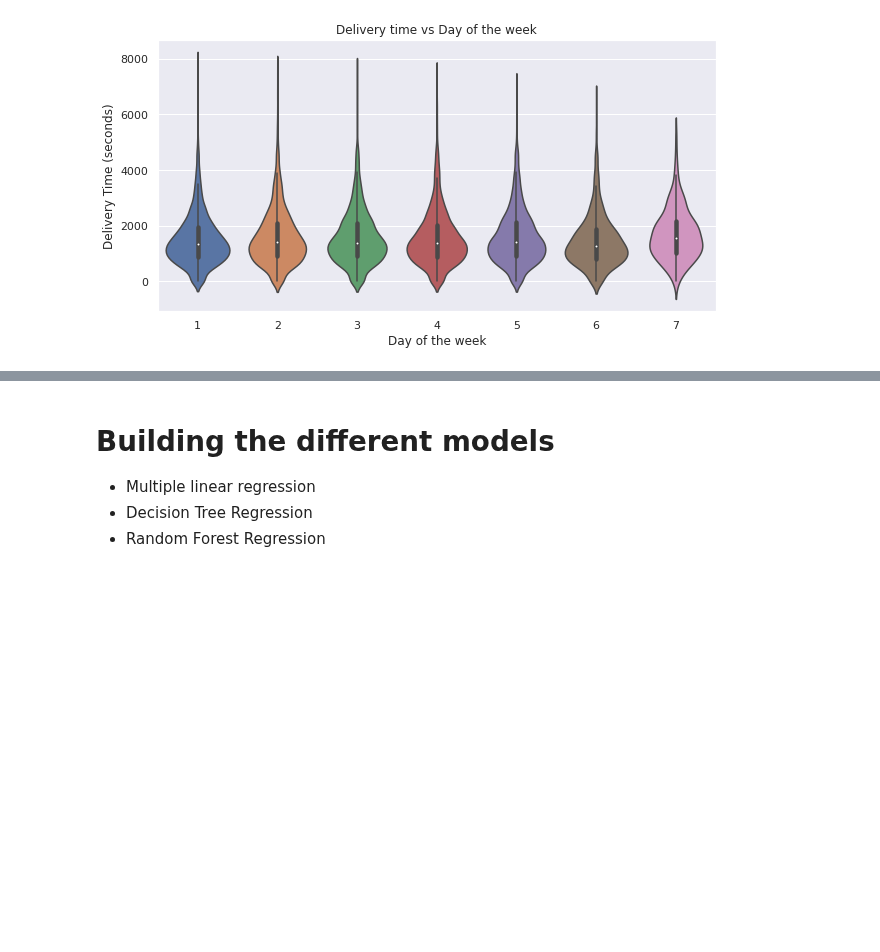
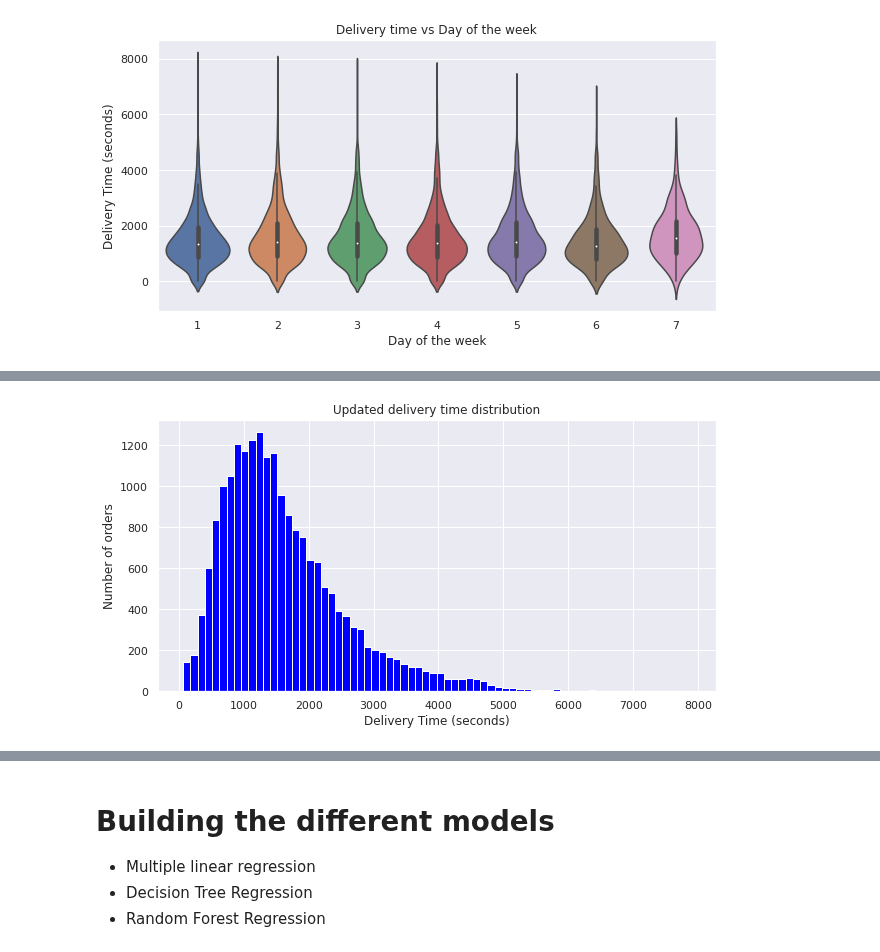
Before and after one commit to NicoleMeinie/Regression, a Jupyter notebook: Zindi.ipynb, the cells around one changed output, grey strips where cells are left out. Saved outputs shown, nothing was run; the diff lists cells and outputs as text; code cells hidden in the pictures; blank space fills up the shorter version.

```diff
--- a/Zindi.ipynb
+++ b/Zindi.ipynb
@@ -206,20 +227,15 @@ plt.show()
 # %%
-# converting object data types to date_time
-Train['Placement - Time'] = pd.to_datetime(Train['Placement - Time'])
-Train['Confirmation - Time'] = pd.to_datetime(Train['Confirmation - Time'])
-Train['Arrival at Pickup - Time'] = pd.to_datetime(Train['Arrival at Pickup - Time'])
-Train['Pickup - Time'] = pd.to_datetime(Train['Pickup - Time'])
-Train['Arrival at Destination - Time'] = pd.to_datetime(Train['Arrival at Destination - Time'])
+from sklearn.impute import SimpleImputer
 
 # Replacing Null values in the temperature column with the average value
-from sklearn.impute import SimpleImputer
-
 imputer_temp = SimpleImputer(missing_values = np.NaN, strategy = 'mean')
 imputer_temp_1 = SimpleImputer(missing_values = np.NaN, strategy = 'mean')
 
+# Train
 imputer_temp.fit(Train.iloc[:,20:22])
 Train.iloc[:,20:22] = imputer_temp.transform(Train.iloc[:,20:22])
 
+# Test
 imputer_temp_1.fit(Train.iloc[:,17:19])
 Test.iloc[:,17:19] = imputer_temp_1.transform(Test.iloc[:,17:19])
 
@@ -227,8 +243,10 @@ Test.iloc[:,17:19] = imputer_temp_1.transform(Test.iloc[:,17:19])
 imputer_prec = SimpleImputer(missing_values = np.NaN, strategy = 'constant', fill_value = 0)
 imputer_prec_1 = SimpleImputer(missing_values = np.NaN, strategy = 'constant', fill_value = 0)
 
+# Train
 imputer_prec.fit(Train.iloc[:,22:])
 Train.iloc[:,22:] = imputer_prec.transform(Train.iloc[:,22:])
 
+# Test
 imputer_prec_1.fit(Test.iloc[:,19:22])
 Test.iloc[:,19:22] = imputer_prec_1.transform(Test.iloc[:,19:22])
@@ -238,3 +252,0 @@ The 'business or personal' column needs to be converted to 1's and 0's
-# %%
-dic = {'Personal': 0,'Business': 1} # Create a dictionary where 0 = personal and 1 = business
-Train.iloc[:,4].replace(dic, inplace=True) # use the dictionary to modify the personal/business column
@@ -240,0 +260,12 @@ Train.iloc[:,4].replace(dic, inplace=True) # use the dictionary to modify the pe
+# %%
+Train.drop(Train.loc[Train['Time from Pickup to Arrival'] < 60].index, inplace=True)
+
+# new distribution of delivery times in seconds
+sns.set()
+_ = plt.figure(figsize = (10,5))
+_ = plt.hist(Train['Time from Pickup to Arrival'], bins = 70, color = 'blue')
+_ = plt.title('Updated delivery time distribution')
+_ = plt.xlabel('Delivery Time (seconds)')
+_ = plt.ylabel('Number of orders')
+# %% [output]
+[figure, added]
```
Also changed, not shown: parts of 46 cells of this notebook.
